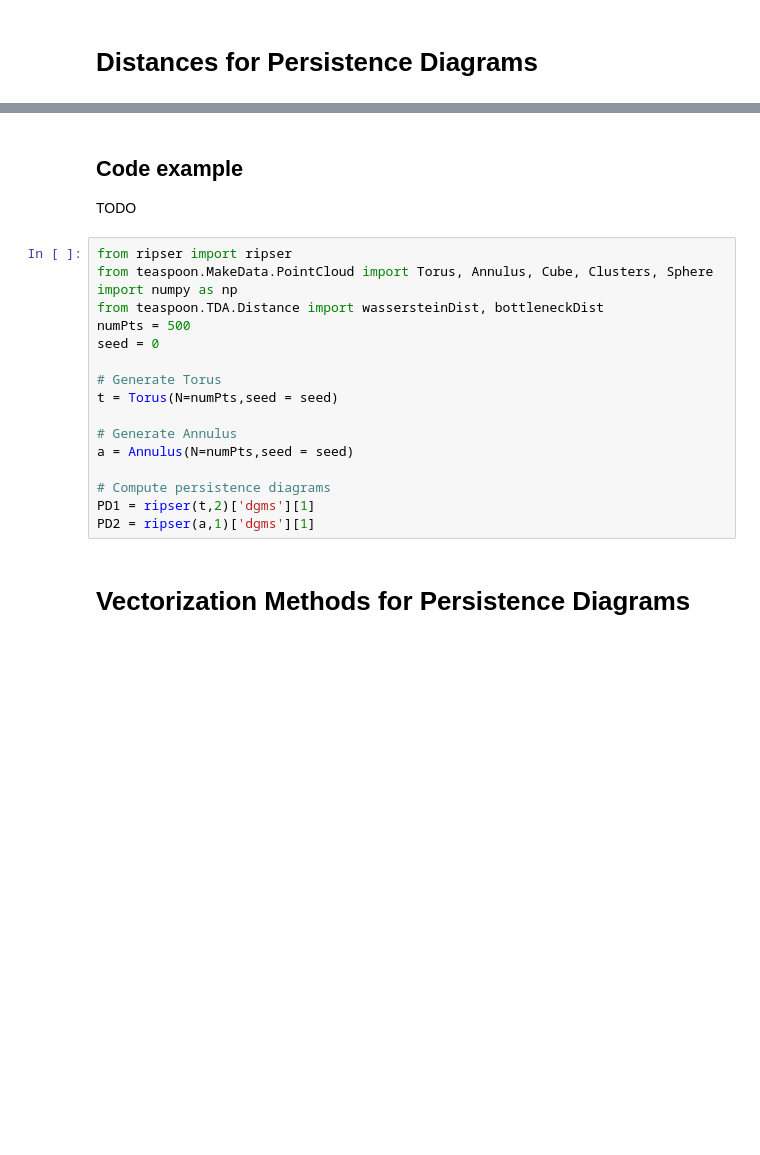
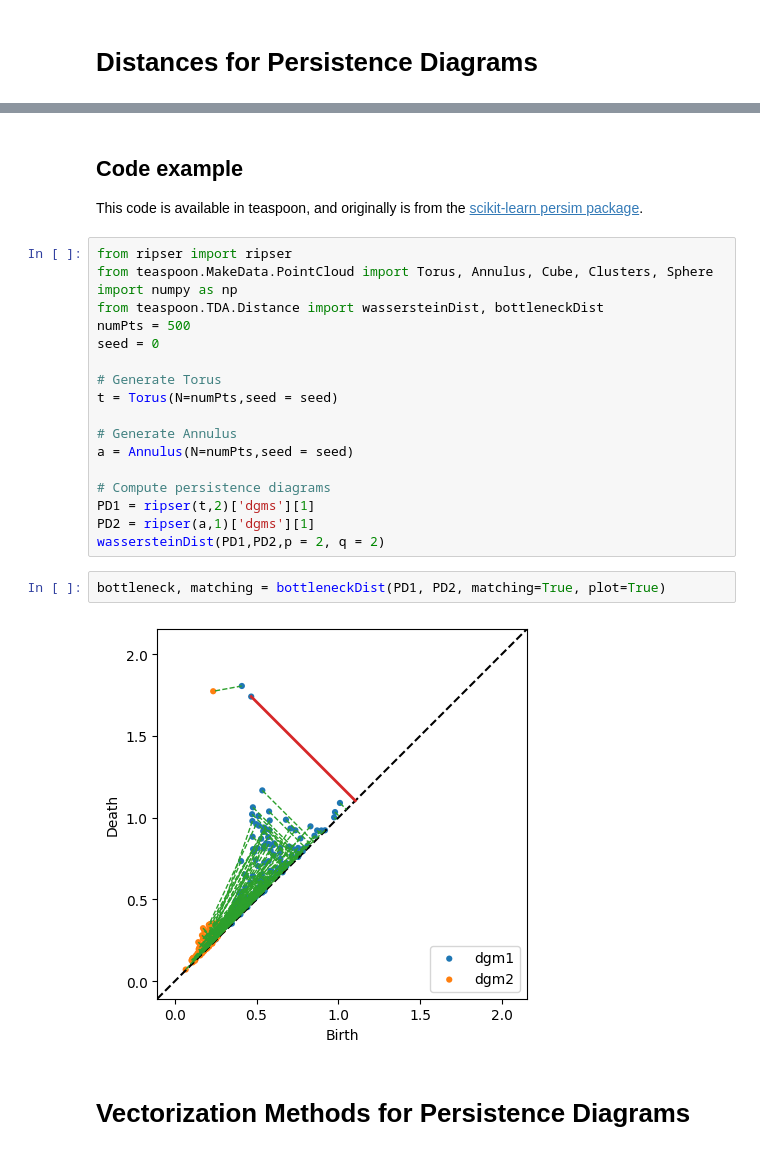
Before and after one commit to TeaspoonTDA/2023-SIAM-DS-TDA-Minitutorial, a Jupyter notebook: 1-4-DistancesAndVectorization.ipynb, the cells around one changed output, grey strips where cells are left out. Saved outputs shown, nothing was run; the diff lists cells and outputs as text; blank space fills up the shorter version.

```diff
--- a/1-4-DistancesAndVectorization.ipynb
+++ b/1-4-DistancesAndVectorization.ipynb
@@ -274,7 +274,7 @@ This matching still has the lower cost of the two, but now it has contributions
 # %% [markdown]
 ## Code example
 
-TODO
+This code is available in teaspoon, and originally is from the [scikit-learn persim package](https://github.com/scikit-tda/persim).
 # %%
 from ripser import ripser
 from teaspoon.MakeData.PointCloud import Torus, Annulus, Cube, Clusters, Sphere
@@ -292,6 +292,11 @@ a = Annulus(N=numPts,seed = seed)
 # Compute persistence diagrams
 PD1 = ripser(t,2)['dgms'][1]
 PD2 = ripser(a,1)['dgms'][1]
+wassersteinDist(PD1,PD2,p = 2, q = 2)
+# %%
+bottleneck, matching = bottleneckDist(PD1, PD2, matching=True, plot=True)
+# %% [output]
+[figure, added]
 # %% [markdown]
 # Vectorization Methods for Persistence Diagrams
 # %% [markdown]
```
Also changed, not shown: parts of 7 cells of this notebook.
